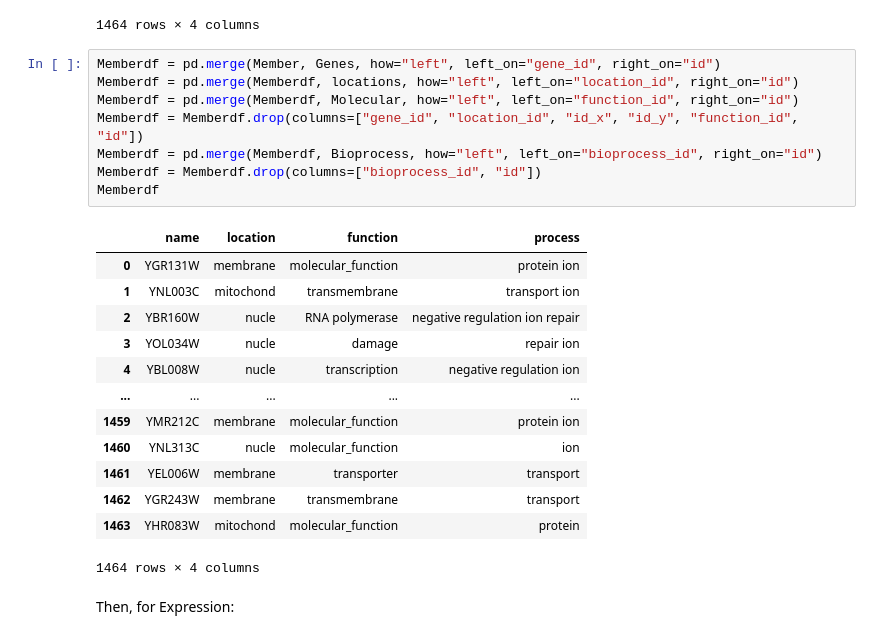
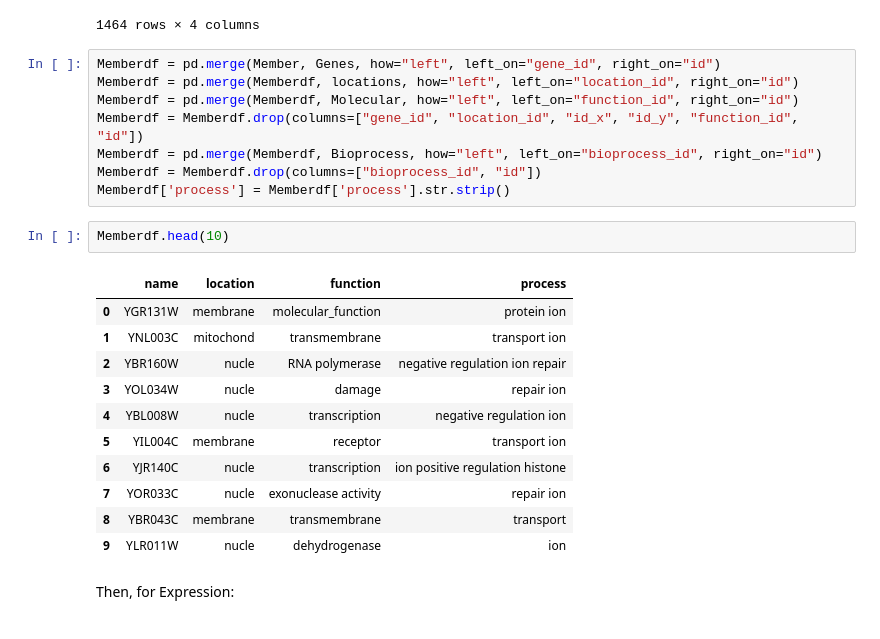
Before and after one commit to wanderingAviator/DataLakeProject, a Jupyter notebook: archive_4.ipynb, the cells around one changed output. Cells and saved outputs as stored; diff of their text form.

```diff
--- a/archive_4.ipynb
+++ b/archive_4.ipynb
@@ -50,21 +50,21 @@ Memberdf = pd.merge(Memberdf, Molecular, how="left", left_on="function_id", righ
 Memberdf = Memberdf.drop(columns=["gene_id", "location_id", "id_x", "id_y", "function_id", "id"])
 Memberdf = pd.merge(Memberdf, Bioprocess, how="left", left_on="bioprocess_id", right_on="id")
 Memberdf = Memberdf.drop(columns=["bioprocess_id", "id"])
-Memberdf
+Memberdf['process'] = Memberdf['process'].str.strip()
-# %% [output]
-|  | name | location | function | process |
-| 0 | YGR131W | membrane | molecular_function | protein ion |
-| 1 | YNL003C | mitochond | transmembrane | transport ion |
-| 2 | YBR160W | nucle | RNA polymerase | negative regulation ion repair |
-| 3 | YOL034W | nucle | damage | repair ion |
-| 4 | YBL008W | nucle | transcription | negative regulation ion |
-| ... | ... | ... | ... | ... |
-| 1459 | YMR212C | membrane | molecular_function | protein ion |
-| 1460 | YNL313C | nucle | molecular_function | ion |
-| 1461 | YEL006W | membrane | transporter | transport |
-| 1462 | YGR243W | membrane | transmembrane | transport |
-| 1463 | YHR083W | mitochond | molecular_function | protein |
-1464 rows × 4 columns
+# %%
+Memberdf.head(10)
+# %% [output]
+|  | name | location | function | process |
+| 0 | YGR131W | membrane | molecular_function | protein ion |
+| 1 | YNL003C | mitochond | transmembrane | transport ion |
+| 2 | YBR160W | nucle | RNA polymerase | negative regulation ion repair |
+| 3 | YOL034W | nucle | damage | repair ion |
+| 4 | YBL008W | nucle | transcription | negative regulation ion |
+| 5 | YIL004C | membrane | receptor | transport ion |
+| 6 | YJR140C | nucle | transcription | ion positive regulation histone |
+| 7 | YOR033C | nucle | exonuclease activity | repair ion |
+| 8 | YBR043C | membrane | transmembrane | transport |
+| 9 | YLR011W | nucle | dehydrogenase | ion |
 # %% [markdown]
 Then, for Expression:
 # %%
```
Also changed, not shown: parts of 9 cells of this notebook.
